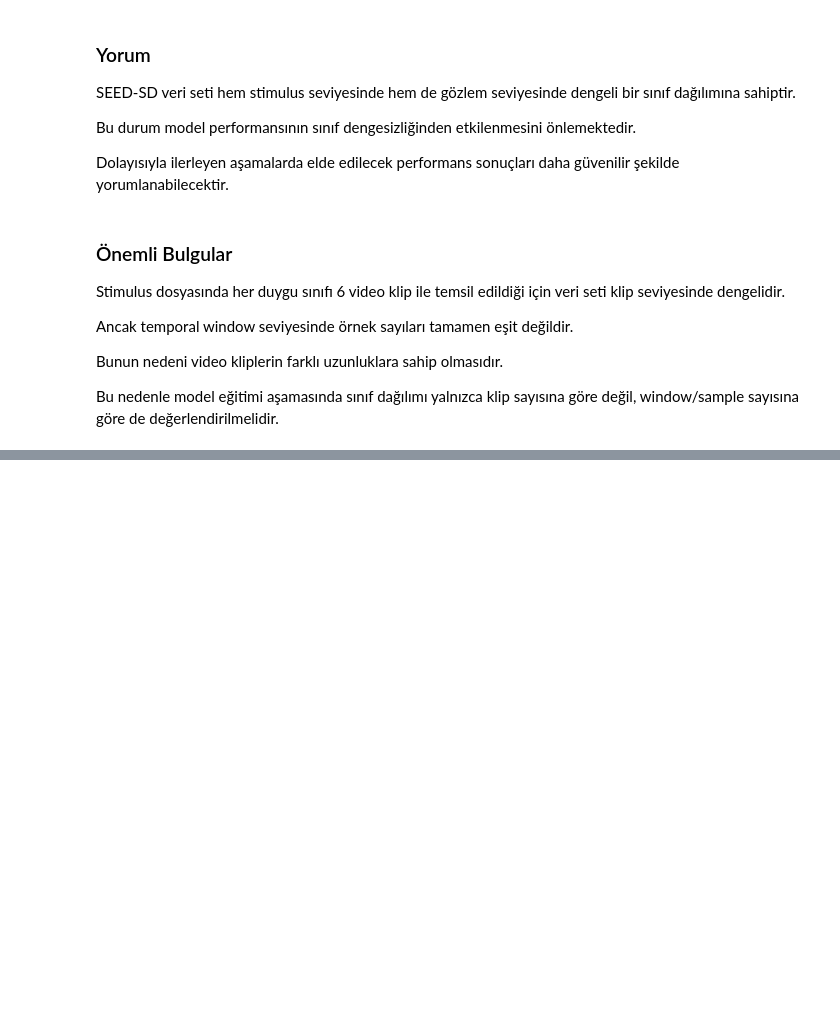
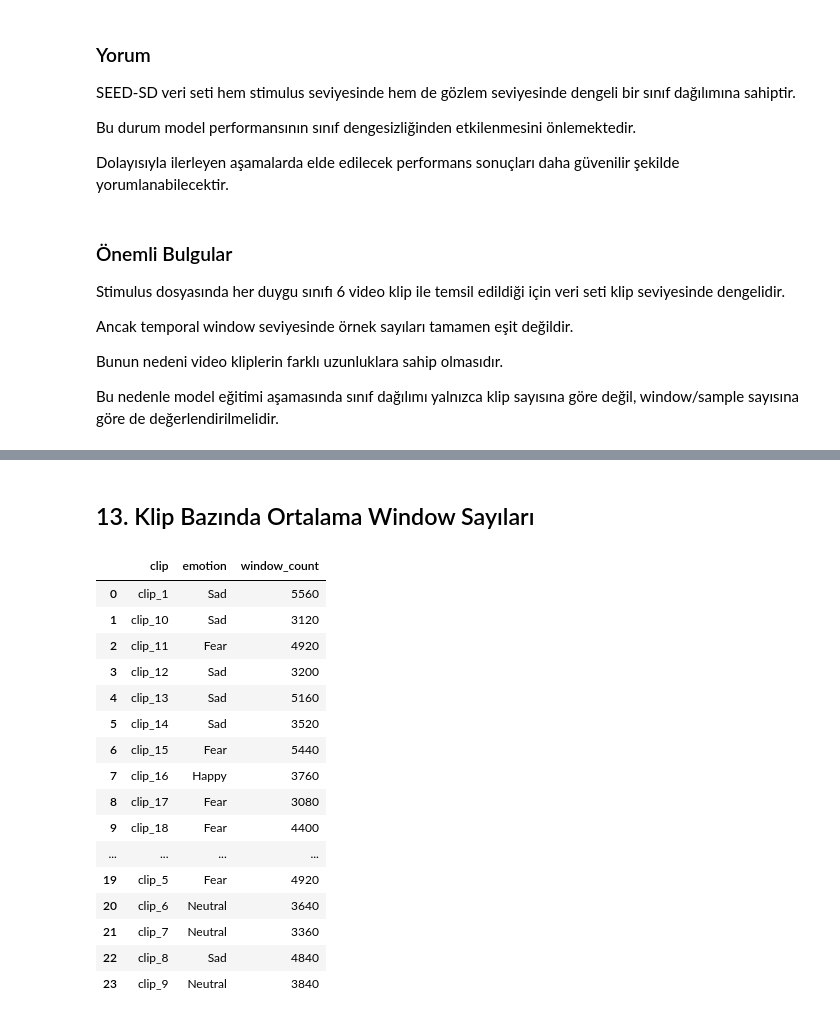
Before and after one commit to gullcan/relf-seed-sd, a Jupyter notebook: notebooks/01_dataset_structure.ipynb, the cells around one changed output, grey strips where cells are left out. Cells and saved outputs as stored; diff of their text form; code cells hidden in the pictures; blank space fills up the shorter version.

```diff
--- a/notebooks/01_dataset_structure.ipynb
+++ b/notebooks/01_dataset_structure.ipynb
@@ -707,0 +855,28 @@ Bu nedenle model eğitimi aşamasında sınıf dağılımı yalnızca klip sayı
+# %% [markdown]
+## 13. Klip Bazında Ortalama Window Sayıları
+# %%
+clip_emotion_summary = (
+    index_df
+    .groupby(["clip", "emotion"])
+    .size()
+    .reset_index(name="window_count")
+)
+clip_emotion_summary
+# %% [output]
+|  | clip | emotion | window_count |
+| 0 | clip_1 | Sad | 5560 |
+| 1 | clip_10 | Sad | 3120 |
+| 2 | clip_11 | Fear | 4920 |
+| 3 | clip_12 | Sad | 3200 |
+| 4 | clip_13 | Sad | 5160 |
+| 5 | clip_14 | Sad | 3520 |
+| 6 | clip_15 | Fear | 5440 |
+| 7 | clip_16 | Happy | 3760 |
+| 8 | clip_17 | Fear | 3080 |
+| 9 | clip_18 | Fear | 4400 |
+| ... | ... | ... | ... |
+| 19 | clip_5 | Fear | 4920 |
+| 20 | clip_6 | Neutral | 3640 |
+| 21 | clip_7 | Neutral | 3360 |
+| 22 | clip_8 | Sad | 4840 |
+| 23 | clip_9 | Neutral | 3840 |
```
Also changed, not shown: parts of 17 cells of this notebook.
